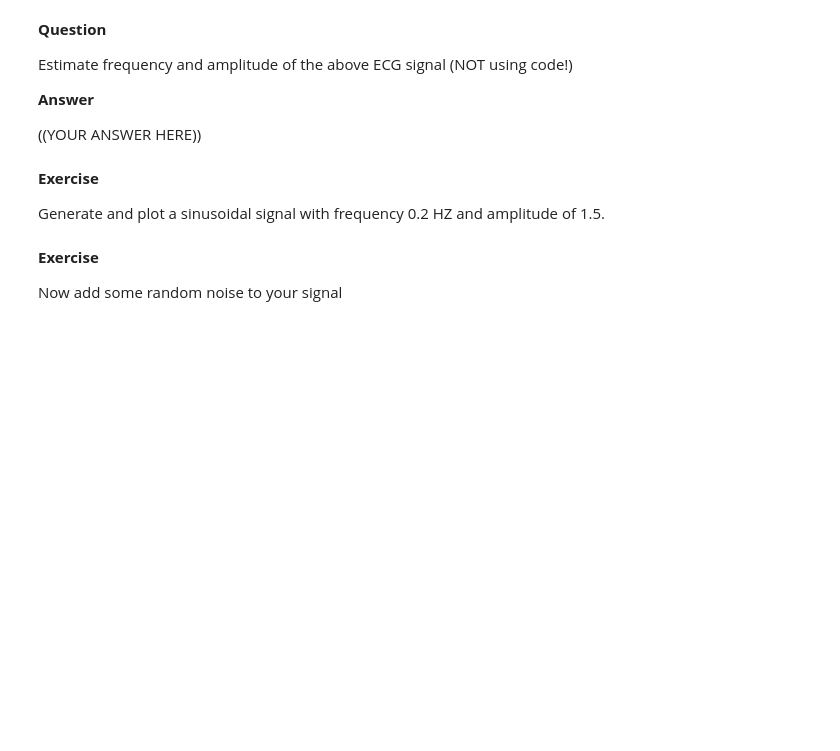
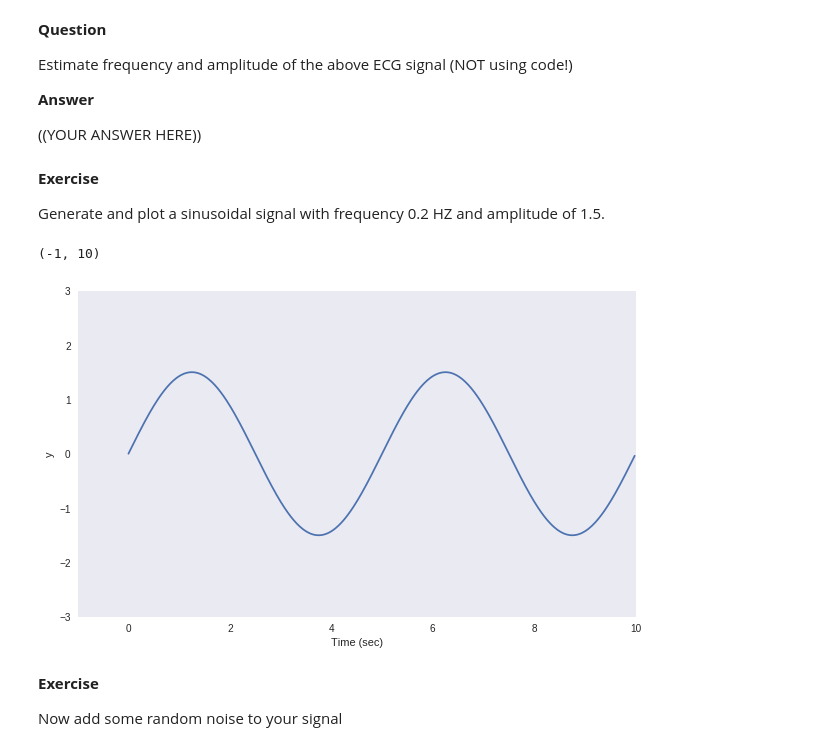
Before and after one commit to nakabox/Week2_public, a Jupyter notebook: 03_SignalsProcessing.ipynb, the cells around one changed output. Saved outputs shown, nothing was run; the diff lists cells and outputs as text; code cells hidden in the pictures; blank space fills up the shorter version.

```diff
--- a/03_SignalsProcessing.ipynb
+++ b/03_SignalsProcessing.ipynb
@@ -131,3 +131,27 @@ Generate and plot a sinusoidal signal with frequency 0.2 HZ and amplitude of 1.5
+# %%
+## YOUR CODE HERE
+n_sec = 10                         # number of seconds to plot
+n_points = 50                     # number of points per second
+
+a = 1.5                             # amplitude
+f = .2                             # .2 oscillation per second
+omega = 2*np.pi*f                 # angular frequency
+phi = 0                           # phase
+
+t = np.arange(n_sec*n_points)/n_points    # time axis
+y = a*np.sin(omega*t + phi)       # sinusoid
+
+# PLOT
+plt.figure(figsize=(10,6))
+plt.plot(t,y)
+plt.xlabel('Time (sec)')
+plt.ylabel('y')
+plt.grid()
+plt.ylim([-3,3])
+plt.xlim([-1,10])
+# %% [output]
+(-1, 10)
+[figure, added]
 # %% [markdown]
 __Exercise__
 
```
Also changed, not shown: parts of 5 cells of this notebook.
